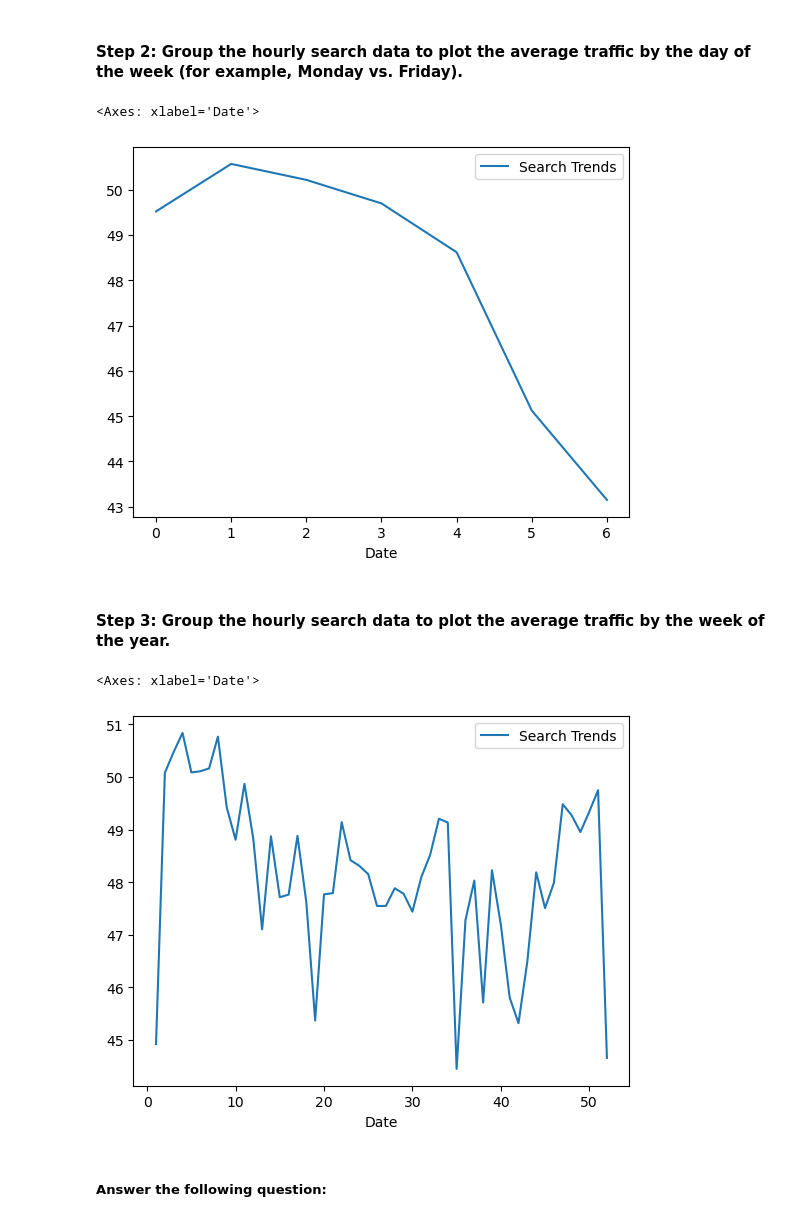
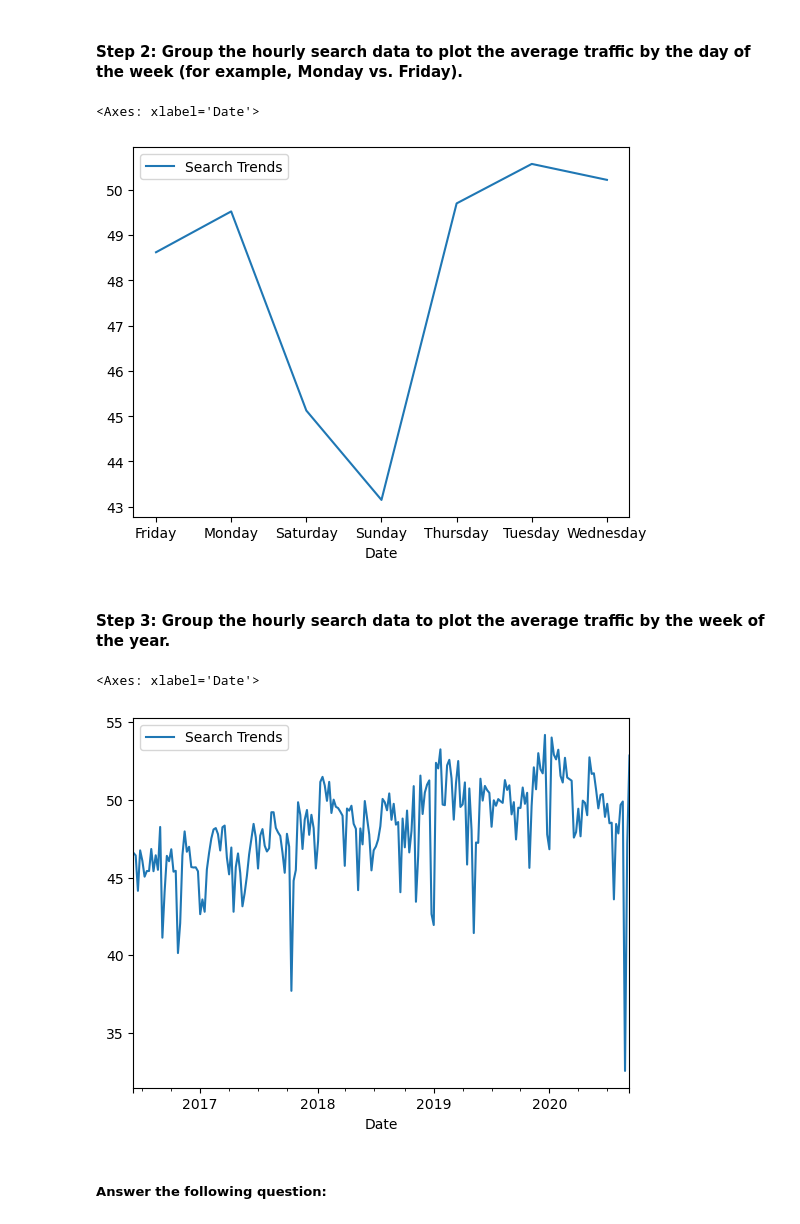
Before and after one commit to jbgraham073/prophet-challenge, a Jupyter notebook: forecasting_net_prophet.ipynb, the cells around one changed output. Cells and saved outputs as stored; diff of their text form; code cells hidden in the pictures.

```diff
--- a/forecasting_net_prophet.ipynb
+++ b/forecasting_net_prophet.ipynb
@@ -166,17 +170,24 @@ To that end, you want to mine the search traffic data for predictable seasonal p
 # %% [markdown]
 #### Step 2: Group the hourly search data to plot the average traffic by the day of the week (for example, Monday vs. Friday).
 # %%
-# Group the hourly search data to plot the average traffic by the day of week
+# Group the hourly search data by the day of the week and calculate the mean
+hourly_data_by_day = df_mercado_trends.groupby(df_mercado_trends.index.strftime('%A')).mean()
+
+# Plot the average traffic by the day of the week
+hourly_data_by_day.plot()
 # %% [output]
 <Axes: xlabel='Date'>
-[figure, old version]
+[figure, new version]
 # %% [markdown]
 #### Step 3: Group the hourly search data to plot the average traffic by the week of the year.
 # %%
 # Group the hourly search data to plot the average traffic by the week of the year
+hourly_data_by_week = df_mercado_trends.groupby(df_mercado_trends.index.to_period('W')).mean()
+
+hourly_data_by_week.plot()
 # %% [output]
 <Axes: xlabel='Date'>
-[figure, old version]
+[figure, new version]
 # %% [markdown]
 ##### Answer the following question:
 # %% [markdown]
```
Also changed, not shown: parts of 17 cells of this notebook.
